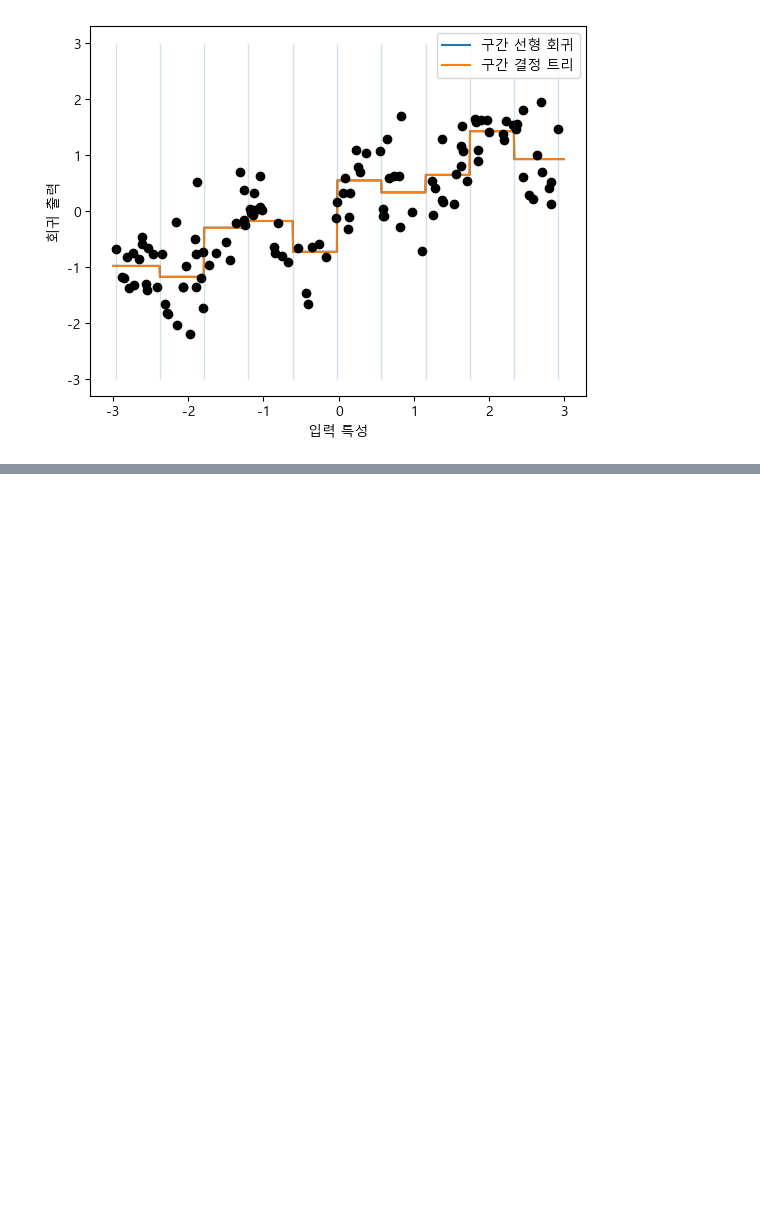
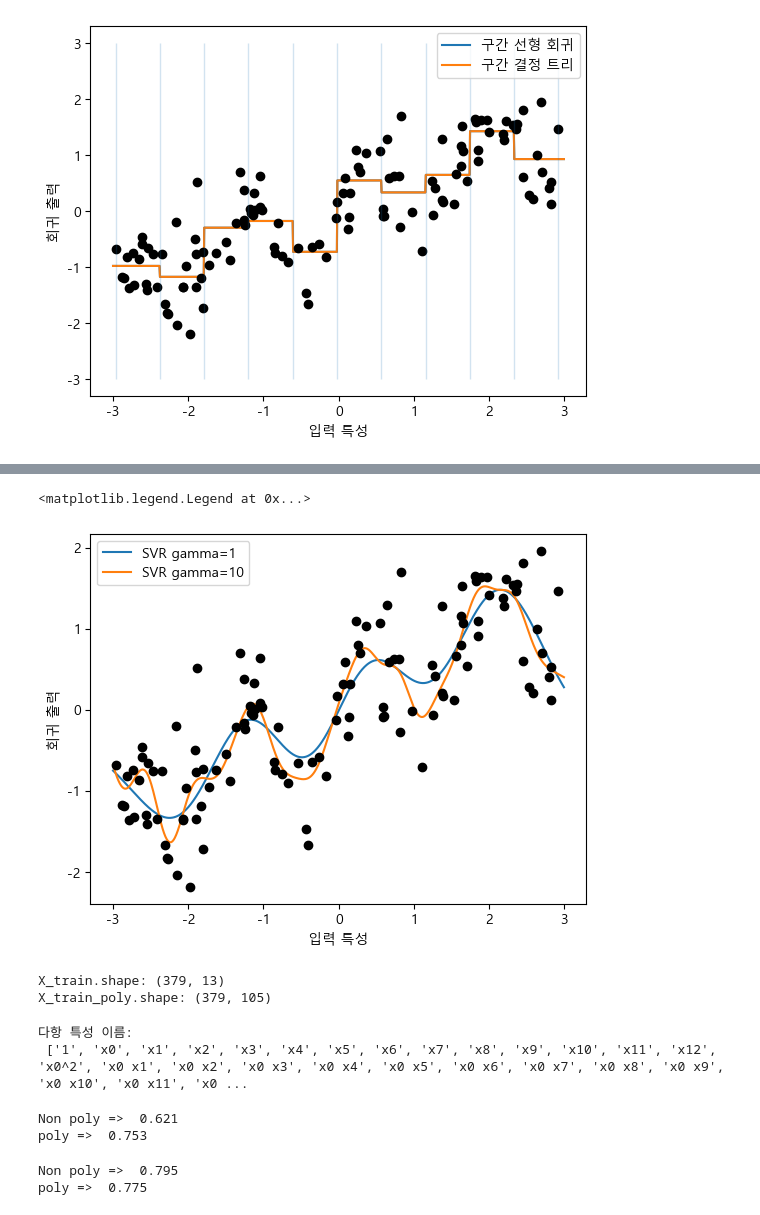
Before and after one commit to namJeongwan/pythonAI, a Jupyter notebook: Chapyer04 - 데이터 표현과 특성 공학.ipynb, the cells around one changed output, grey strips where cells are left out. Saved outputs shown, nothing was run; the diff lists cells and outputs as text; code cells hidden in the pictures; blank space fills up the shorter version.

```diff
--- a/Chapyer04 - 데이터 표현과 특성 공학.ipynb
+++ b/Chapyer04 - 데이터 표현과 특성 공학.ipynb
@@ -285,0 +371,14 @@ Text(0.5, 0, '입력 특성')
+# %%
+from sklearn.svm import SVR
+
+for gamma in [1, 10]:
+    svr = SVR(gamma=gamma).fit(X, y)
+    plt.plot(line, svr.predict(line), label="SVR gamma={}".format(gamma))
+
+plt.plot(X[:, 0], y, 'o', c='k')
+plt.ylabel("회귀 출력")
+plt.xlabel("입력 특성")
+plt.legend(loc="best")
+# %% [output]
+<matplotlib.legend.Legend at 0x...>
+[figure, added]
@@ -285,0 +398,39 @@ Text(0.5, 0, '입력 특성')
+# %%
+poly = PolynomialFeatures(degree=2).fit(X_train_scaled)
+
+X_train_poly = poly.transform(X_train_scaled)
+X_test_poly = poly.transform(X_test_scaled)
+
+print(f"X_train.shape: {X_train.shape}")
+print(f"X_train_poly.shape: {X_train_poly.shape}")
+# %% [output]
+X_train.shape: (379, 13)
+X_train_poly.shape: (379, 105)
+# %%
+print(f"다항 특성 이름:\n {poly.get_feature_names()}")
+# %% [output]
+다항 특성 이름:
+ ['1', 'x0', 'x1', 'x2', 'x3', 'x4', 'x5', 'x6', 'x7', 'x8', 'x9', 'x10', 'x11', 'x12', 'x0^2', 'x0 x1', 'x0 x2', 'x0 x3', 'x0 x4', 'x0 x5', 'x0 x6', 'x0 x7', 'x0 x8', 'x0 x9', 'x0 x10', 'x0 x11', 'x0 ...
+# %%
+from sklearn.linear_model import Ridge
+
+ridge = Ridge().fit(X_train_scaled, y_train)
+
+print(f"Non poly => {ridge.score(X_test_scaled, y_test) : .3f}")
+
+ridge = Ridge().fit(X_train_poly, y_train)
+print(f"poly => {ridge.score(X_test_poly, y_test) : .3f}")
+# %% [output]
+Non poly =>  0.621
+poly =>  0.753
+# %%
+from sklearn.ensemble import RandomForestRegressor
+
+rf = RandomForestRegressor(n_estimators=100, random_state=0).fit(X_train_scaled, y_train)
+print(f"Non poly => {rf.score(X_test_scaled, y_test) : .3f}")
+
+rf = RandomForestRegressor(n_estimators=100, random_state=0).fit(X_train_poly, y_train)
+print(f"poly => {rf.score(X_test_poly, y_test) : .3f}")
+# %% [output]
+Non poly =>  0.795
+poly =>  0.775
```
Also changed, not shown: parts of 12 cells of this notebook.
